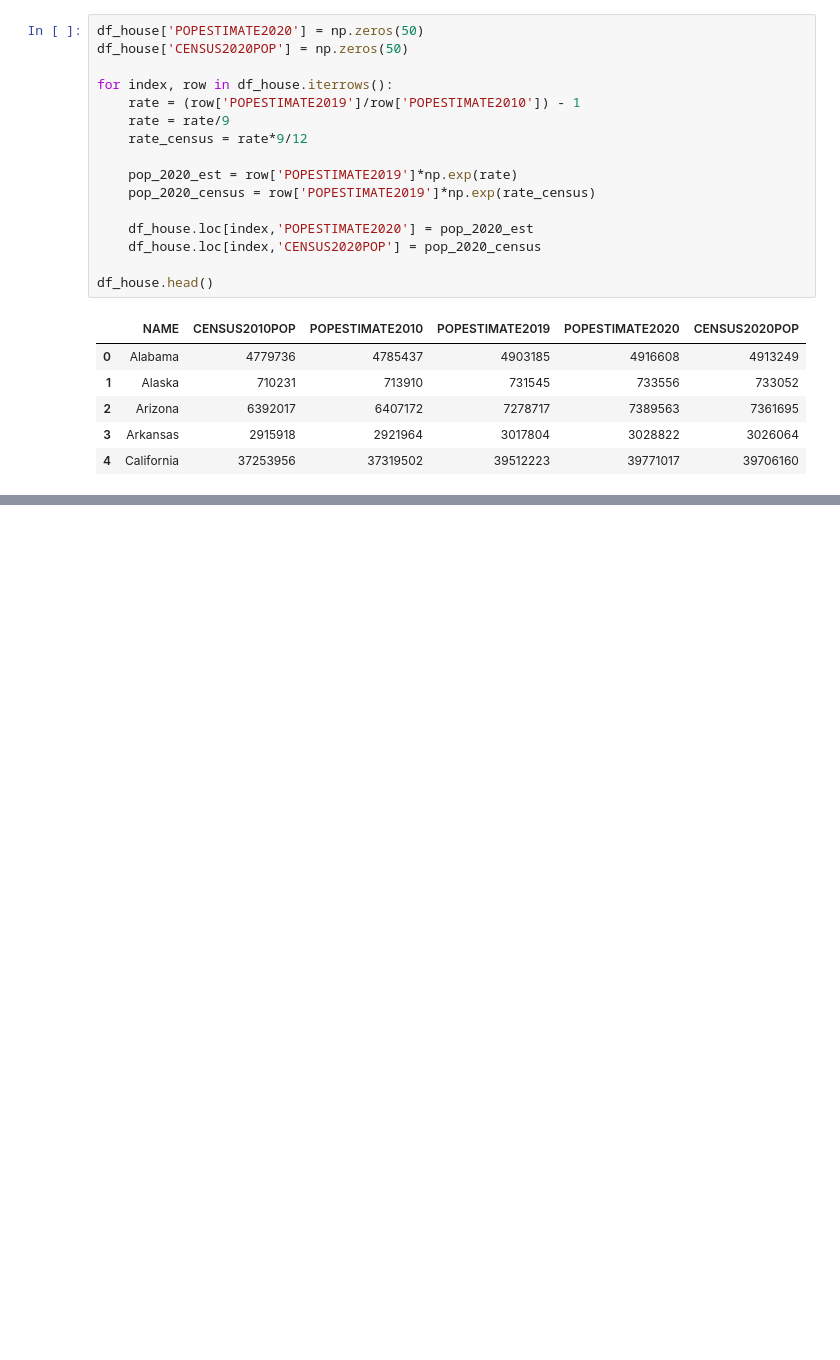
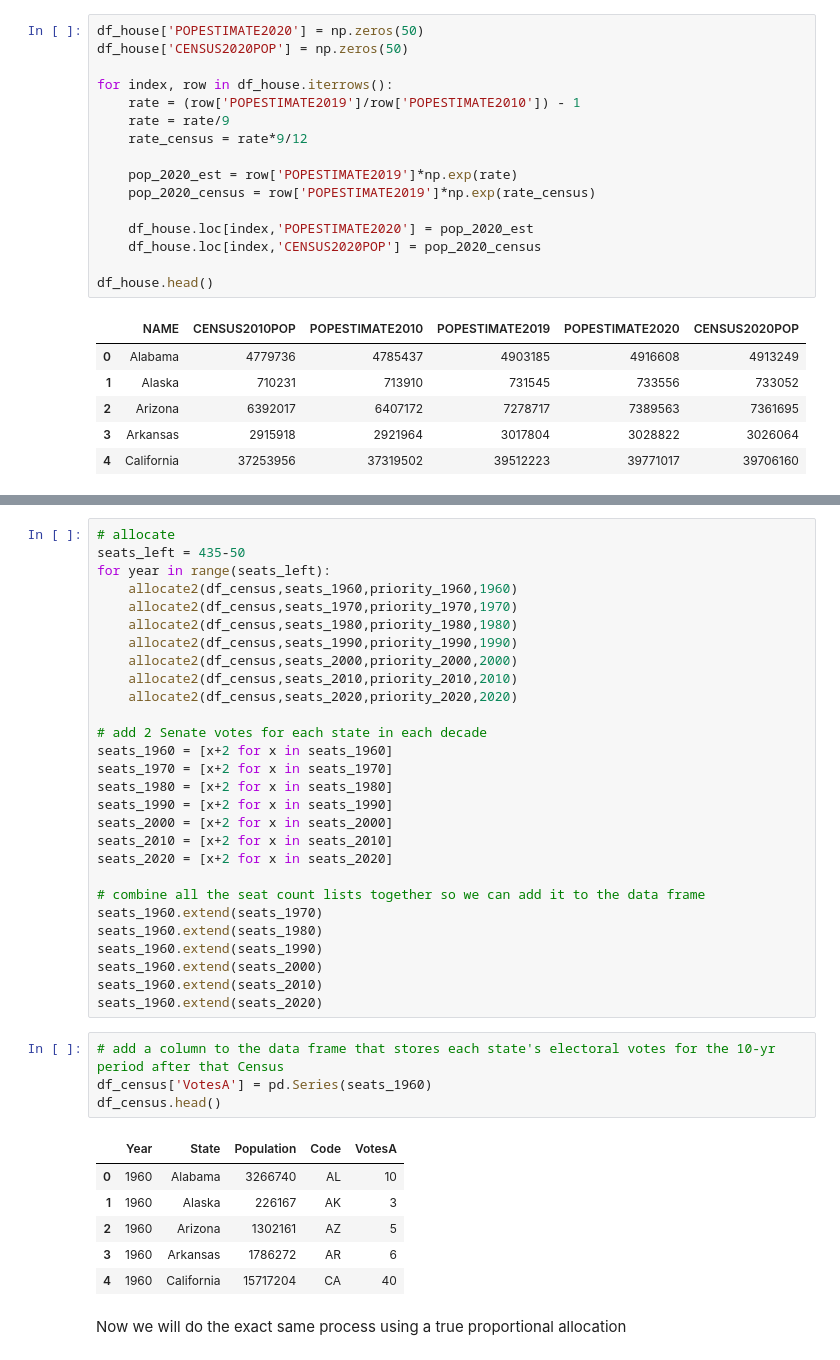
Before and after one commit to somjadhav/representation, a Jupyter notebook: Main.ipynb, the cells around one changed output, grey strips where cells are left out. Saved outputs shown, nothing was run; the diff lists cells and outputs as text; blank space fills up the shorter version.

```diff
--- a/Main.ipynb
+++ b/Main.ipynb
@@ -139,0 +295,41 @@ df_elec_col
+# %%
+# allocate
+seats_left = 435-50
+for year in range(seats_left):
+    allocate2(df_census,seats_1960,priority_1960,1960)
+    allocate2(df_census,seats_1970,priority_1970,1970)
+    allocate2(df_census,seats_1980,priority_1980,1980)
+    allocate2(df_census,seats_1990,priority_1990,1990)
+    allocate2(df_census,seats_2000,priority_2000,2000)
+    allocate2(df_census,seats_2010,priority_2010,2010)
+    allocate2(df_census,seats_2020,priority_2020,2020)
+
+# add 2 Senate votes for each state in each decade
+seats_1960 = [x+2 for x in seats_1960]
+seats_1970 = [x+2 for x in seats_1970]
+seats_1980 = [x+2 for x in seats_1980]
+seats_1990 = [x+2 for x in seats_1990]
+seats_2000 = [x+2 for x in seats_2000]
+seats_2010 = [x+2 for x in seats_2010]
+seats_2020 = [x+2 for x in seats_2020]
+
+# combine all the seat count lists together so we can add it to the data frame
+seats_1960.extend(seats_1970)
+seats_1960.extend(seats_1980)
+seats_1960.extend(seats_1990)
+seats_1960.extend(seats_2000)
+seats_1960.extend(seats_2010)
+seats_1960.extend(seats_2020)
+# %%
+# add a column to the data frame that stores each state's electoral votes for the 10-yr period after that Census
+df_census['VotesA'] = pd.Series(seats_1960)
+df_census.head()
+# %% [output]
+|  | Year | State | Population | Code | VotesA |
+| 0 | 1960 | Alabama | 3266740 | AL | 10 |
+| 1 | 1960 | Alaska | 226167 | AK | 3 |
+| 2 | 1960 | Arizona | 1302161 | AZ | 5 |
+| 3 | 1960 | Arkansas | 1786272 | AR | 6 |
+| 4 | 1960 | California | 15717204 | CA | 40 |
+# %% [markdown]
+Now we will do the exact same process using a true proportional allocation
```
Also changed, not shown: parts of 31 cells of this notebook, 2 other files.
